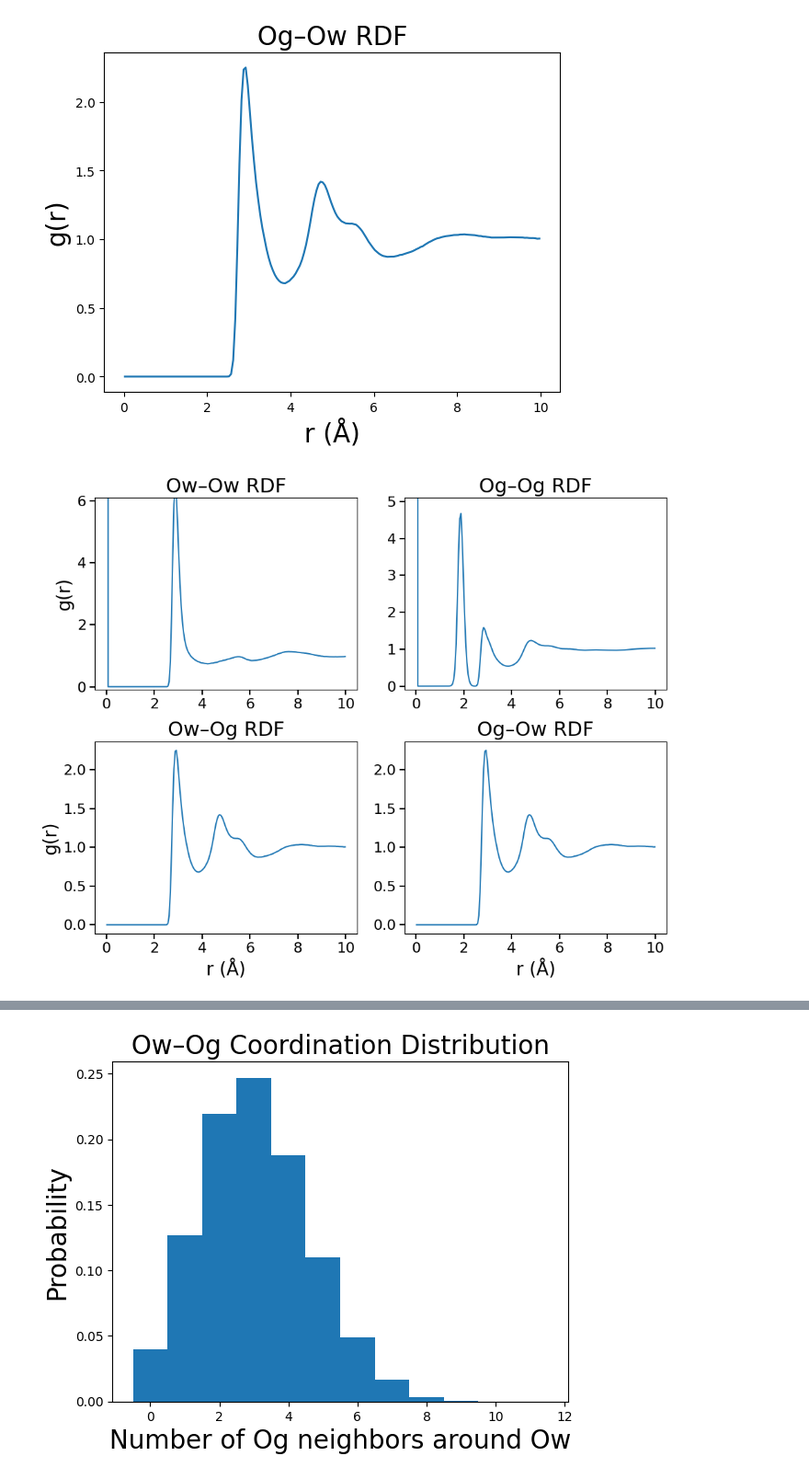
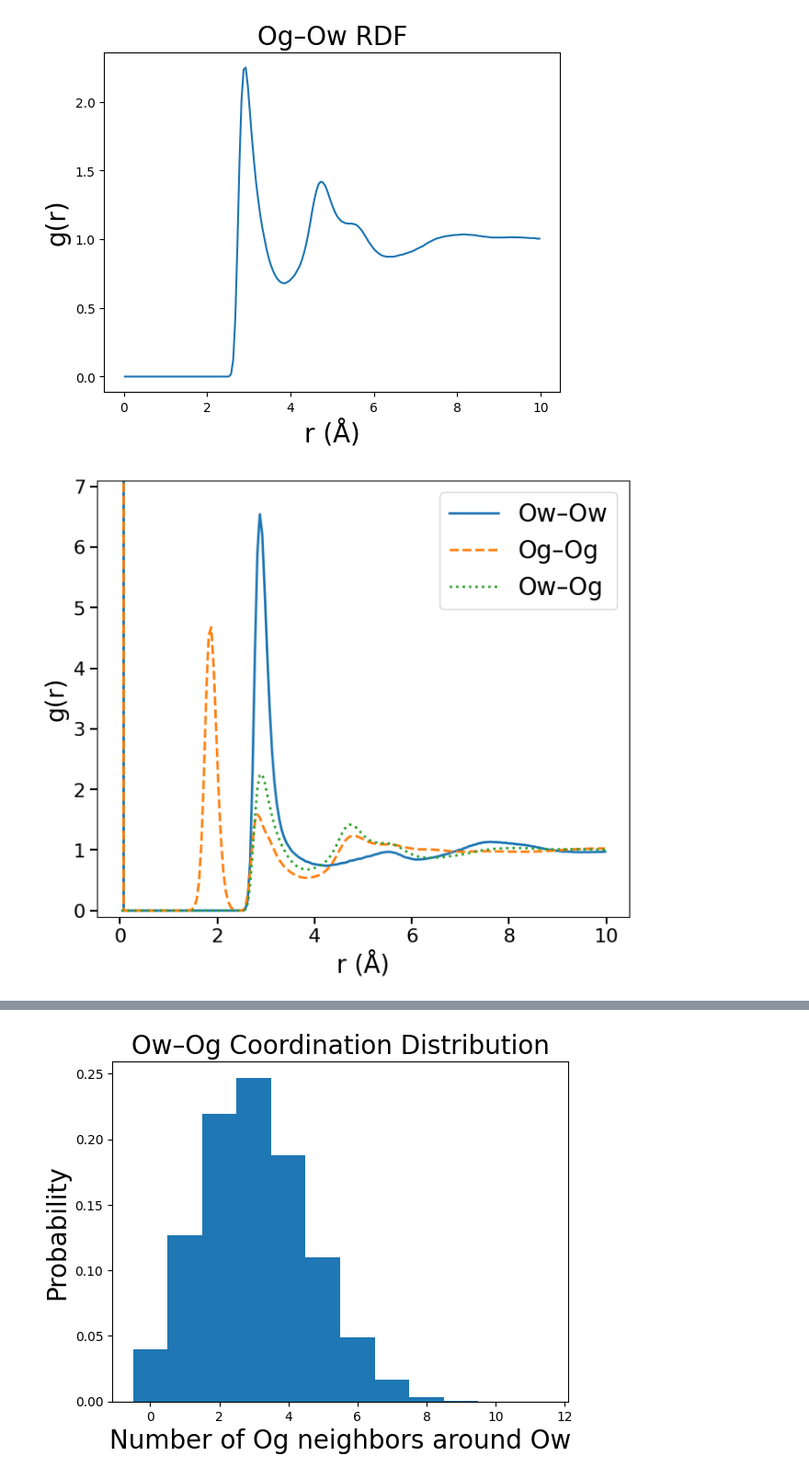
Before and after one commit to uwgsgordon4/1-1-Supercooled-Water-Glycerol-System-UWG, a Jupyter notebook: Analysis/lammps_analysis_2ns.ipynb, the cells around one changed output, grey strips where cells are left out. Shown at 92% size. Cells and saved outputs as stored; diff of their text form; code cells hidden in the pictures.

```diff
--- a/Analysis/lammps_analysis_2ns.ipynb
+++ b/Analysis/lammps_analysis_2ns.ipynb
@@ -121,48 +107,29 @@ plt.savefig("figures/2ns/OgOw-rdf.png", format="png", )
 plt.show()
 # %% [output]
 [figure]
-# %%
-# Create figure with 4 subplots
-fig, axes = plt.subplots(2, 2, figsize=(10, 8))
-
-# Ow–Ow
-axes[0,0].plot(rdf_OwOw.results.bins, rdf_OwOw.results.rdf)
-axes[0,0].set_title("Ow–Ow RDF", fontsize=22)
-axes[0,0].set_ylim(-0.1, 6.1)
-axes[0,0].tick_params(axis="both", labelsize=16, length=6, width=1.5)
-
-# Og–Og
-axes[0,1].plot(rdf_OgOg.results.bins, rdf_OgOg.results.rdf)
-axes[0,1].set_title("Og–Og RDF", fontsize=22)
-axes[0,1].set_ylim(-0.1, 5.1)
-axes[0,1].tick_params(axis="both", labelsize=16, length=6, width=1.5)
-
-# Ow–Og
-axes[1,0].plot(rdf_OwOg.results.bins, rdf_OwOg.results.rdf)
-axes[1,0].set_title("Ow–Og RDF", fontsize=22)
-axes[1,0].tick_params(axis="both", labelsize=16, length=6, width=1.5)
-
-# Og–Ow
-axes[1,1].plot(rdf_OgOw.results.bins, rdf_OgOw.results.rdf)
-axes[1,1].set_title("Og–Ow RDF", fontsize=22)
-axes[1,1].tick_params(axis="both", labelsize=16, length=6, width=1.5)
-
-# Only label left and bottom
-axes[1,0].set_xlabel("r (Å)", fontsize=20)
-axes[1,1].set_xlabel("r (Å)", fontsize=20)
-axes[0,0].set_ylabel("g(r)", fontsize=20)
-axes[1,0].set_ylabel("g(r)", fontsize=20)
-
-for ax in axes[0, :]:
-    ax.set_xlabel("")
-for ax in axes[:, 1]:
-    ax.set_ylabel("")
-
-plt.tight_layout()
-plt.savefig("figures/2ns/rdf-all.png", format="png", )
-plt.show()
-# %% [output]
-[figure, removed]
+# %%
+fig, ax = plt.subplots(figsize=(7,6))
+
+ax.plot(rdf_OwOw.results.bins, rdf_OwOw.results.rdf,
+        label="Ow–Ow", linewidth=2)
+
+ax.plot(rdf_OgOg.results.bins, rdf_OgOg.results.rdf,
+        label="Og–Og", linestyle="--", linewidth=2)
+
+ax.plot(rdf_OwOg.results.bins, rdf_OwOg.results.rdf,
+        label="Ow–Og", linestyle=":", linewidth=2)
+
+ax.set_xlabel("r (Å)", fontsize=20)
+ax.set_ylabel("g(r)", fontsize=20)
+ax.set_ylim(-0.1, 7.1)
+ax.tick_params(axis="both", labelsize=16, length=6, width=1.5)
+ax.legend(fontsize=20)
+
+plt.tight_layout()
+plt.savefig("figures/2ns/rdf-all-combined.png", format="png")
+plt.show()
+# %% [output]
+[figure, added]
 # %%
 #Coordination Numbers
 def coordination_number(r, g_r, rho, r_cut):
```
Also changed, not shown: parts of 34 cells of this notebook, 28 other files.
